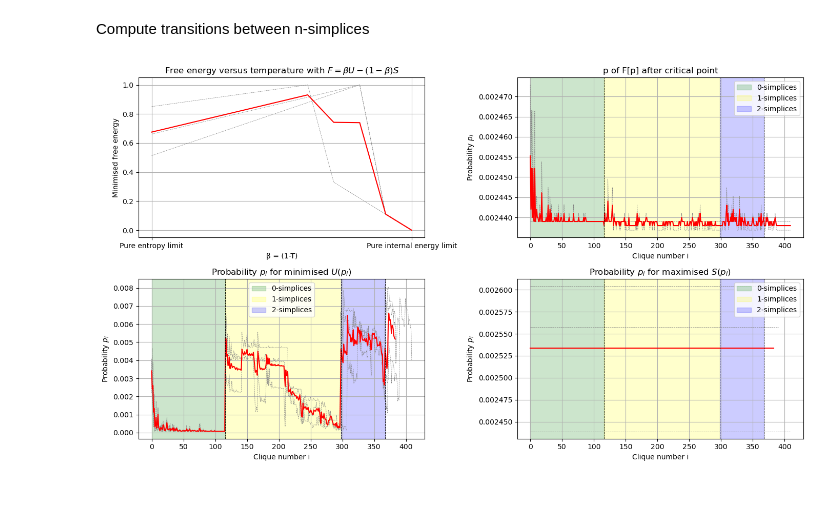
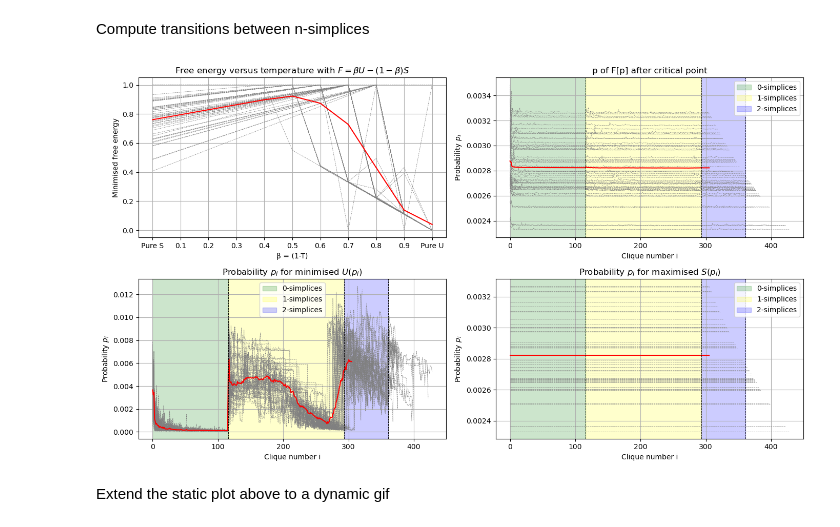
Before and after one commit to cyrilrommens/Free_energy_of_simplicial_complexes, a Jupyter notebook: Week_22.ipynb, the cells around one changed output. Cells and saved outputs as stored; diff of their text form; code cells hidden in the pictures; blank space fills up the shorter version.

```diff
--- a/Week_22.ipynb
+++ b/Week_22.ipynb
@@ -243,15 +243,13 @@ for _ in range(dataset_size):
 # %% [markdown]
 Choose dataset to obtain FvsT data
 # %%
-dataset = CC_scale_free
-name = 'scale_free'
+dataset = CC_real_data_threshold
+name = 'real_data_threshold'
-# %%
-dataset_size = 3
 # %% [markdown]
 Generate and store FvsT data
 # %%
 # Connect to the SQLite database (creates the database if it doesn't exist)
-conn = sqlite3.connect(f'FvsT_{name}_real_small.db')
+conn = sqlite3.connect(f'FvsT_{name}.db')
 
 # Create a cursor object to execute SQL queries
 c = conn.cursor()
@@ -281,7 +279,7 @@ conn.close()
 Extract desired lists from saved data
 # %%
 # Connect to the SQLite database
-conn = sqlite3.connect('FvsT_scale_free_real_small.db')
+conn = sqlite3.connect(f'FvsT_{name}.db')
 
 # Create a cursor object to execute SQL queries
 c = conn.cursor()
@@ -313,7 +311,7 @@ conn.close()
 
 # Connect to desired lists
 f_list_iterations = list(zip(*original_data))[0]
-p_list_iterations = list(zip(*original_data))[1][0]
+p_list_iterations = list(zip(*original_data))[1]
 P_Umin_list = list(zip(*original_data))[2]
 P_Smax_list = list(zip(*original_data))[3]
 # %% [markdown]
@@ -353,8 +351,8 @@ f_list_average = [sum(x) / len(x) for x in zip(*f_normalised_iterations)]
 axs[0, 0].plot(temperature_list, f_list_average, color='red')
 
 # Define custom tick positions and labels
-custom_ticks = [0, 1]
-custom_labels = ['Pure entropy limit', 'Pure internal energy limit']
+custom_ticks = temperature_list
+custom_labels = ['Pure S', '0.1', '0.2', '0.3', '0.4', '0.5', '0.6', '0.7', '0.8', '0.9', 'Pure U']
 axs[0, 0].set_xticks(custom_ticks)
 axs[0, 0].set_xticklabels(custom_labels)
 
@@ -371,8 +369,8 @@ axs[0, 0].grid(True)
 p_lists = []
 for i in range(dataset_size):
     p_list = p_list_iterations[i]
-    axs[0, 1].plot(p_list, color='grey', linestyle='--', linewidth=0.5)
-    p_lists.append(p_list)
+    axs[0, 1].plot(p_list[2], color='grey', linestyle='--', linewidth=0.5)
+    p_lists.append(p_list[2])
 p_list_average = average_list(p_lists)
 axs[0, 1].plot(p_list_average, color='red')
 axs[0, 1].set_title('p of F[p] after critical point')
@@ -403,31 +401,33 @@ for marker_x in marker_x_values:
 
 axs[1, 0].axvspan(xmin=0, xmax=N_nodes, alpha=0.2, color='green', label='0-simplices')
 axs[1, 0].axvspan(xmin=N_nodes, xmax=(N_nodes + N_edges), alpha=0.2, color='yellow', label='1-simplices')
 axs[1, 0].axvspan(xmin=(N_nodes + N_edges), xmax=(N_nodes + N_edges + N_triangles), alpha=0.2, color='blue', label='2-simplices')
 axs[1, 0].legend()
 
 # Pure entropy
 for i in range(dataset_size):
     axs[1, 1].plot(P_Smax_list[i], color='grey', linestyle='--', linewidth=0.5)
 P_Smax_average = [sum(x) / len(x) for x in zip(*P_Smax_list)]
 axs[1, 1].plot(P_Smax_average, color='red')
 axs[1, 1].set_title('Probability $p_i$ for maximised $S(p_i)$')
 axs[1, 1].set_xlabel('Clique number i')
 axs[1, 1].set_ylabel('Probability $p_i$')
 axs[1, 1].grid(True)
 
 for marker_x in marker_x_values:
     axs[1, 1].axvline(x=marker_x, color='black', linestyle='--', linewidth=0.7)  # Add vertical dashed lines
 
 axs[1, 1].axvspan(xmin=0, xmax=N_nodes, alpha=0.2, color='green', label='0-simplices')
 axs[1, 1].axvspan(xmin=N_nodes, xmax=(N_nodes + N_edges), alpha=0.2, color='yellow', label='1-simplices')
 axs[1, 1].axvspan(xmin=(N_nodes + N_edges), xmax=(N_nodes + N_edges + N_triangles), alpha=0.2, color='blue', label='2-simplices')
 axs[1, 1].legend(loc='upper right')
 
 # Adjust layout
 plt.tight_layout()
 
 # Show the plot
 plt.show()
 # %% [output]
-[figure, old version]
+[figure, new version]
+# %% [markdown]
+Extend the static plot above to a dynamic gif
```
Also changed, not shown: parts of 1 cell of this notebook, 7 other files.
